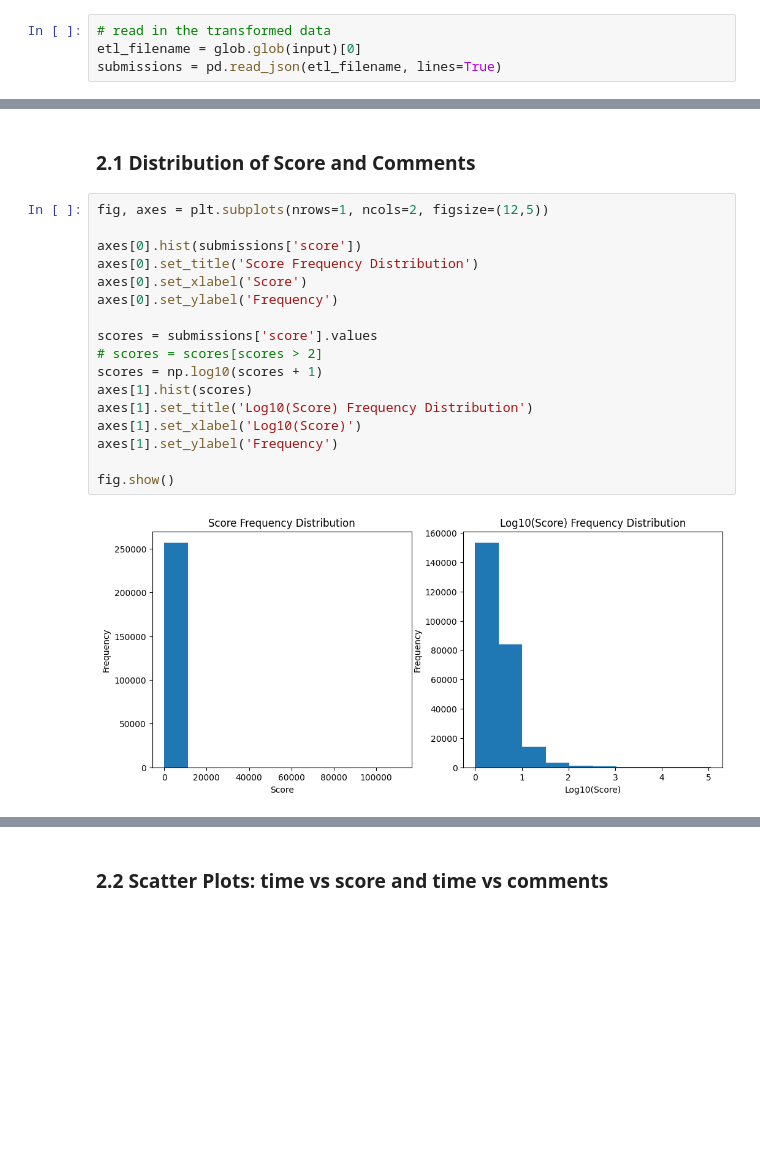
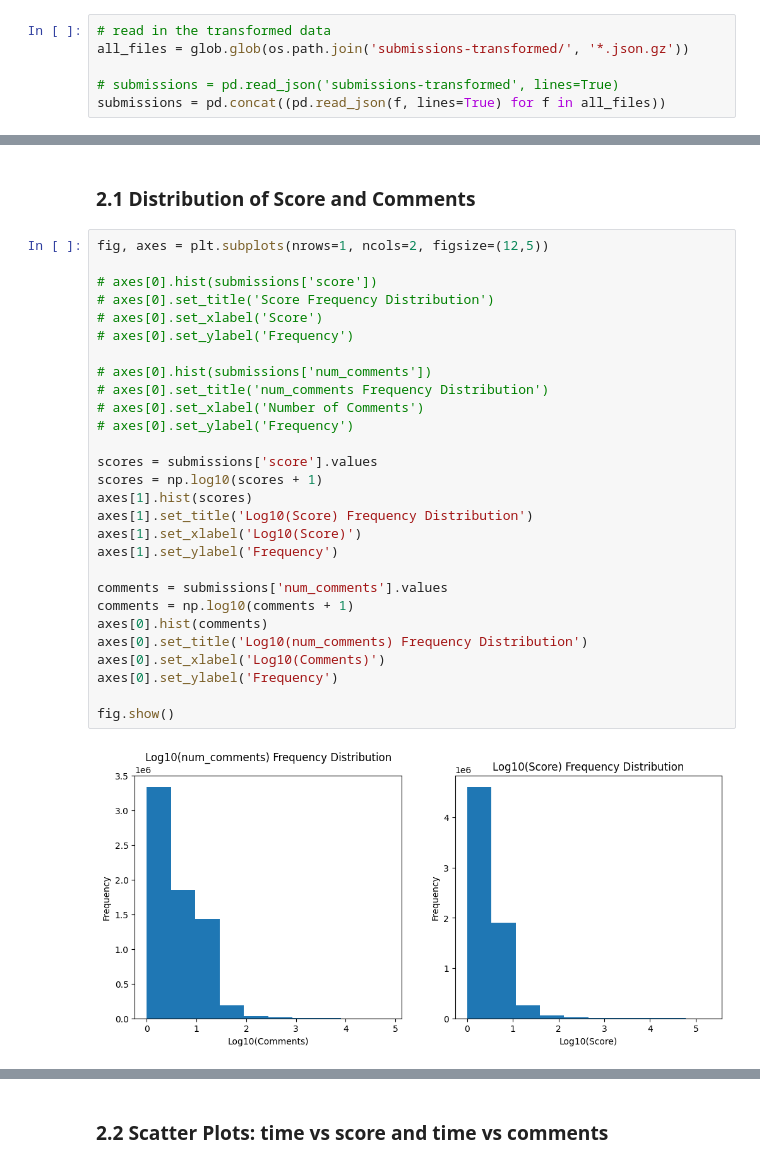
Before and after one commit to Toastjpg/CMPT353-Project, a Jupyter notebook: initial_analysis.ipynb, the cells around one changed output, grey strips where cells are left out. Drawn from its saved outputs; the diff is of its cells as text; blank space fills up the shorter version.

```diff
--- a/initial_analysis.ipynb
+++ b/initial_analysis.ipynb
@@ -11,7 +10,9 @@ input = 'submissions-transformed/part-*.json.gz'
 # %%
 # read in the transformed data
-etl_filename = glob.glob(input)[0]
-submissions = pd.read_json(etl_filename, lines=True)
+all_files = glob.glob(os.path.join('submissions-transformed/', '*.json.gz'))
+
+# submissions = pd.read_json('submissions-transformed', lines=True)
+submissions = pd.concat((pd.read_json(f, lines=True) for f in all_files))
 # %%
 submissions.dtypes
 # %% [output]
@@ -61,19 +62,30 @@ import matplotlib.pyplot as plt
 # %%
 fig, axes = plt.subplots(nrows=1, ncols=2, figsize=(12,5))
 
-axes[0].hist(submissions['score'])
-axes[0].set_title('Score Frequency Distribution')
-axes[0].set_xlabel('Score')
-axes[0].set_ylabel('Frequency')
+# axes[0].hist(submissions['score'])
+# axes[0].set_title('Score Frequency Distribution')
+# axes[0].set_xlabel('Score')
+# axes[0].set_ylabel('Frequency')
+
+# axes[0].hist(submissions['num_comments'])
+# axes[0].set_title('num_comments Frequency Distribution')
+# axes[0].set_xlabel('Number of Comments')
+# axes[0].set_ylabel('Frequency')
 
 scores = submissions['score'].values
-# scores = scores[scores > 2]
 scores = np.log10(scores + 1)
 axes[1].hist(scores)
 axes[1].set_title('Log10(Score) Frequency Distribution')
 axes[1].set_xlabel('Log10(Score)')
 axes[1].set_ylabel('Frequency')
 
+comments = submissions['num_comments'].values
+comments = np.log10(comments + 1)
+axes[0].hist(comments)
+axes[0].set_title('Log10(num_comments) Frequency Distribution')
+axes[0].set_xlabel('Log10(Comments)')
+axes[0].set_ylabel('Frequency')
+
 fig.show()
 # %% [output]
-[figure, old version]
+[figure, new version]
```
Also changed, not shown: parts of 17 cells of this notebook.
